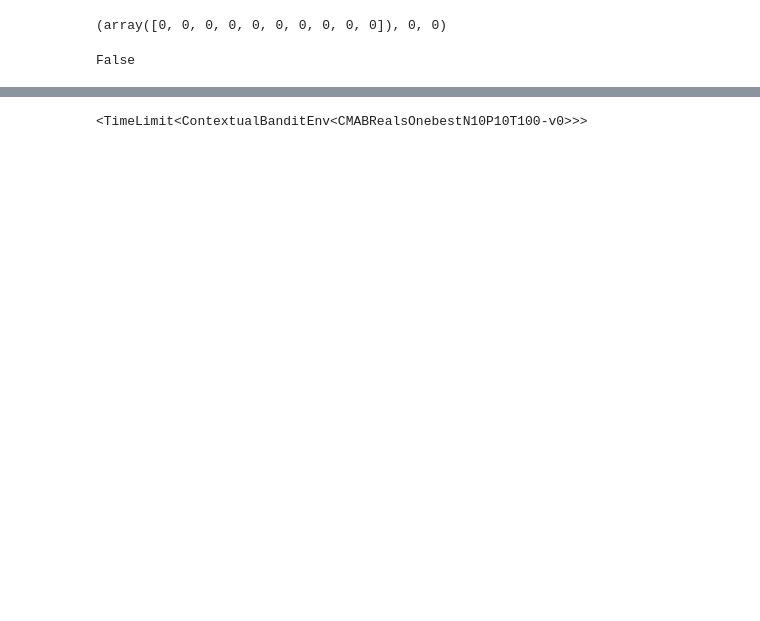
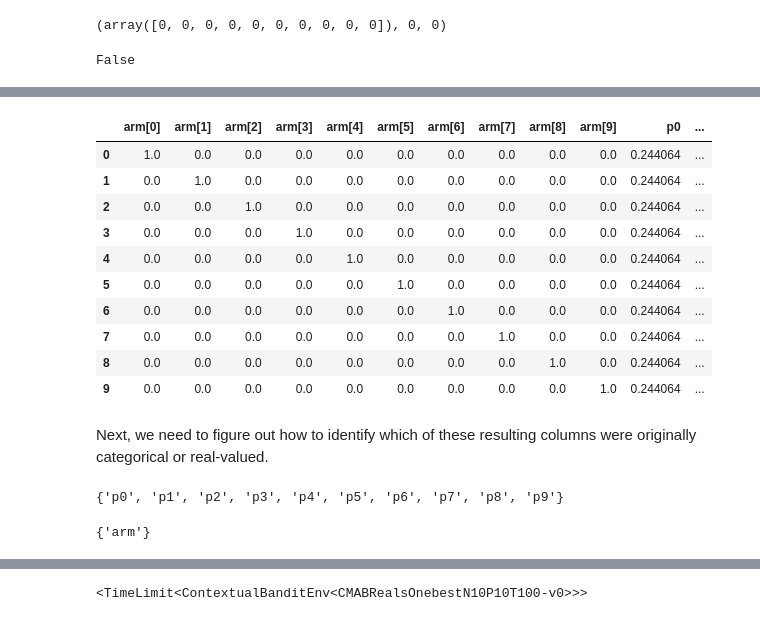
Before and after one commit to banditry/banditry, a Jupyter notebook: notebooks/environment-impl.ipynb, the cells around one changed output, grey strips where cells are left out. Cells and saved outputs as stored; diff of their text form; code cells hidden in the pictures; blank space fills up the shorter version.

```diff
--- a/notebooks/environment-impl.ipynb
+++ b/notebooks/environment-impl.ipynb
@@ -222,0 +254,30 @@ dummies
+# %%
+# At decision time, we can repeat the preprocessing on the input
+# context using the `design_info` property of the design matrix.
+design_matrix2 = build_design_matrices(
+    [dmat.design_info], df, return_type='dataframe')[0]
+design_matrix2
+# %% [output]
+|  | arm[0] | arm[1] | arm[2] | arm[3] | arm[4] | arm[5] | arm[6] | arm[7] | arm[8] | arm[9] | p0 | ... |
+| 0 | 1.0 | 0.0 | 0.0 | 0.0 | 0.0 | 0.0 | 0.0 | 0.0 | 0.0 | 0.0 | 0.244064 | ... |
+| 1 | 0.0 | 1.0 | 0.0 | 0.0 | 0.0 | 0.0 | 0.0 | 0.0 | 0.0 | 0.0 | 0.244064 | ... |
+| 2 | 0.0 | 0.0 | 1.0 | 0.0 | 0.0 | 0.0 | 0.0 | 0.0 | 0.0 | 0.0 | 0.244064 | ... |
+| 3 | 0.0 | 0.0 | 0.0 | 1.0 | 0.0 | 0.0 | 0.0 | 0.0 | 0.0 | 0.0 | 0.244064 | ... |
+| 4 | 0.0 | 0.0 | 0.0 | 0.0 | 1.0 | 0.0 | 0.0 | 0.0 | 0.0 | 0.0 | 0.244064 | ... |
+| 5 | 0.0 | 0.0 | 0.0 | 0.0 | 0.0 | 1.0 | 0.0 | 0.0 | 0.0 | 0.0 | 0.244064 | ... |
+| 6 | 0.0 | 0.0 | 0.0 | 0.0 | 0.0 | 0.0 | 1.0 | 0.0 | 0.0 | 0.0 | 0.244064 | ... |
+| 7 | 0.0 | 0.0 | 0.0 | 0.0 | 0.0 | 0.0 | 0.0 | 1.0 | 0.0 | 0.0 | 0.244064 | ... |
+| 8 | 0.0 | 0.0 | 0.0 | 0.0 | 0.0 | 0.0 | 0.0 | 0.0 | 1.0 | 0.0 | 0.244064 | ... |
+| 9 | 0.0 | 0.0 | 0.0 | 0.0 | 0.0 | 0.0 | 0.0 | 0.0 | 0.0 | 1.0 | 0.244064 | ... |
+# %% [markdown]
+Next, we need to figure out how to identify which of these resulting columns were originally categorical or real-valued.
+# %%
+real_colnames = set(df.select_dtypes(['int', 'float']).columns)
+real_colnames
+# %% [output]
+{'p0', 'p1', 'p2', 'p3', 'p4', 'p5', 'p6', 'p7', 'p8', 'p9'}
+# %%
+cat_colnames = set(df.columns) - real_colnames
+cat_colnames
+# %% [output]
+{'arm'}
```
Also changed, not shown: parts of 13 cells of this notebook, 2 other files.
